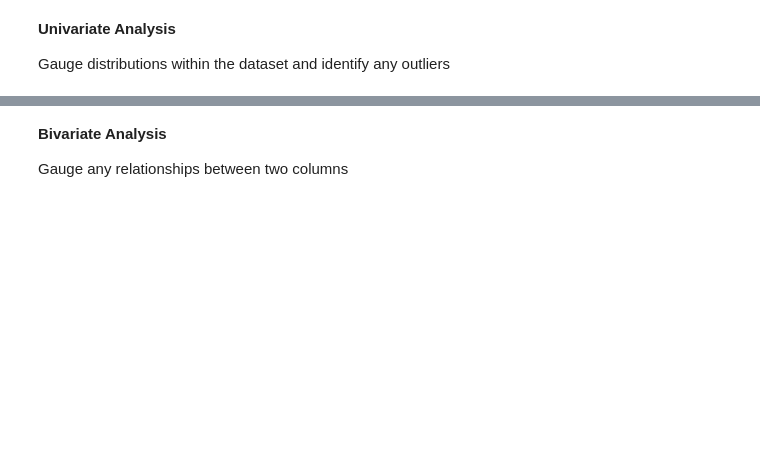
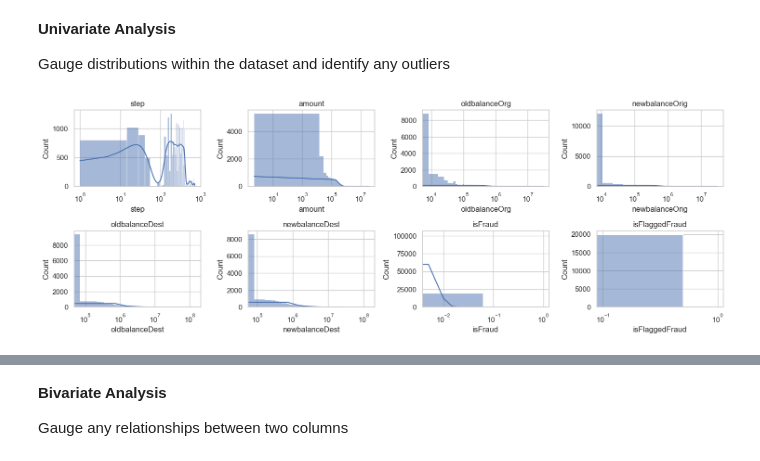
Before and after one commit to nasehacho/financial-fraud-detection, a Jupyter notebook: notebooks/01-Fraud-Data-Initial-EDA.ipynb, the cells around one changed output, grey strips where cells are left out. Cells and saved outputs as stored; diff of their text form; code cells hidden in the pictures; blank space fills up the shorter version.

```diff
--- a/notebooks/01-Fraud-Data-Initial-EDA.ipynb
+++ b/notebooks/01-Fraud-Data-Initial-EDA.ipynb
@@ -67,3 +91,21 @@ fraud_new_df = fraud_df.sample(n=10000)
 **Univariate Analysis**
 
 Gauge distributions within the dataset and identify any outliers
+# %%
+sns.set(style="whitegrid")
+
+# Selecting numerical columns for distribution plots
+numerical_cols = fraud_new_df.select_dtypes(include=['int64', 'float64']).columns
+
+# Plotting distributions of numerical features
+plt.figure(figsize=(15, 10))
+for i, col in enumerate(numerical_cols):
+    plt.subplot(4, 4, i + 1)
+    sns.histplot(fraud_new_df[col], kde=True)
+    plt.title(col)
+    plt.xscale('log')
+    plt.tight_layout()
+
+plt.show()
+# %% [output]
+[figure, added]
```
Also changed, not shown: parts of 13 cells of this notebook.
